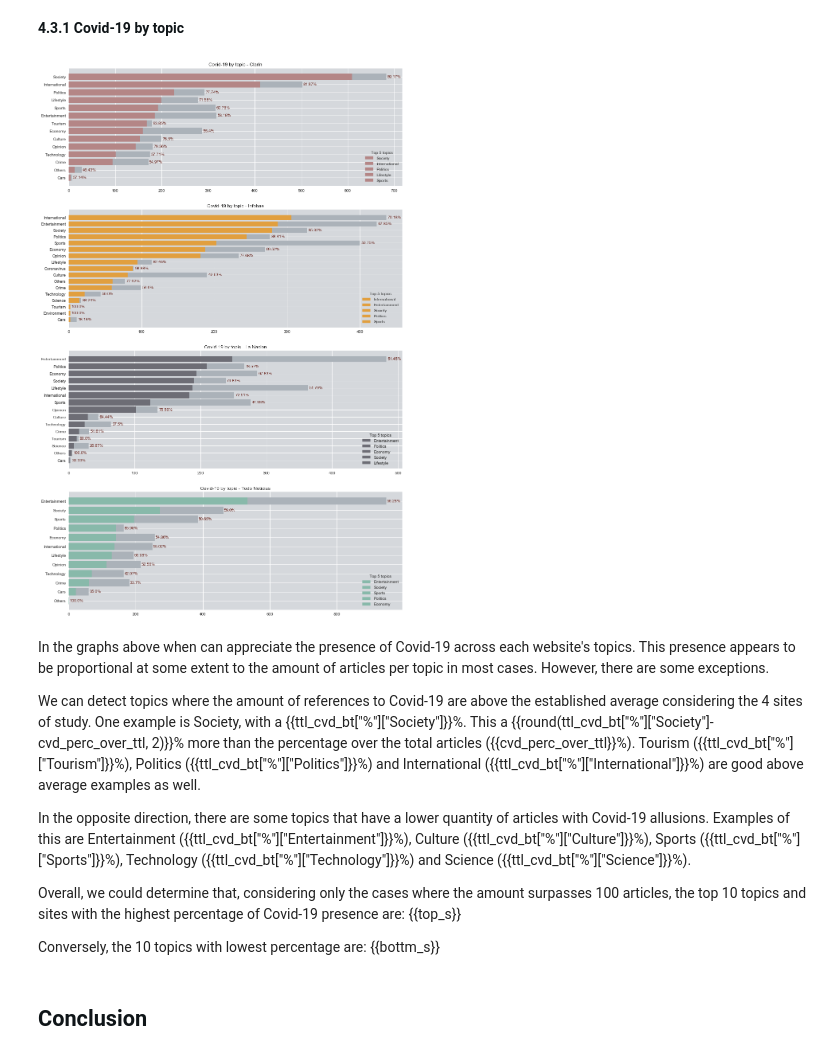
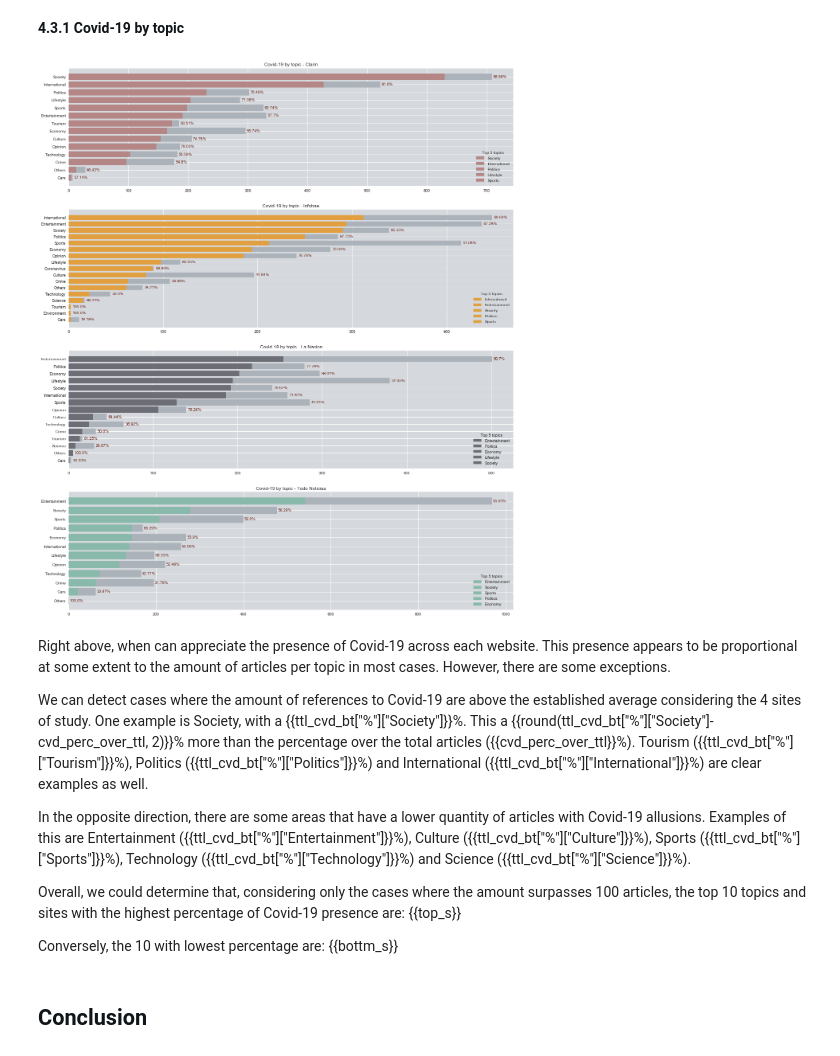
Before and after one commit to ljverni/media, a Jupyter notebook: media-report.ipynb, the cells around one changed output. Cells and saved outputs as stored; diff of their text form; code cells hidden in the pictures.

```diff
--- a/media-report.ipynb
+++ b/media-report.ipynb
@@ -315,7 +317,7 @@ The standard deviation of Todo Noticias set is explained partially because of th
 #### <font color="#0F1518">4.2.1 Topics general</font>
 # %%
 ###FIGURE-B
-fig = plt.figure(figsize=(15, 10))
+fig = plt.figure(figsize=(20, 10))
 gs = GridSpec(2, 2)
 
 #QUERIES
@@ -355,7 +357,7 @@ All 4 news sites reach more concensus with their less important topics. Cars (To
 **<font color="#0F1518">4.3 Covid-19</font>**
 # %%
 ###FIGURE-C
-fig = plt.figure(figsize=(15, 4))
+fig = plt.figure(figsize=(20, 4))
 gs = GridSpec(1, 2)
 
 #QUERIES
@@ -396,7 +398,7 @@ In regards to each separate site, Clarin references Covid-19 in {{ttl_cvd_bm.ilo
 **<font color="#0F1518">4.3.1 Covid-19 by topic</font>**
 # %%
 ## FIGURE-D
-fig = plt.figure(figsize=(15, 25))
+fig = plt.figure(figsize=(20, 25))
 gs = GridSpec(4, 1)
 
 ###QUERIES
@@ -407,44 +409,44 @@ def get_ttl_cvd_pct(media, topic):
     values = ttl_cvd_bm_bt.groupby("media_name").get_group(media).loc[ttl_cvd_bm_bt["topic"]==topic]
     return values["topic_totals"].item(), values["covid_totals"].item(), values["%"].item()
 top10_cvd = ttl_cvd_bm_bt.loc[ttl_cvd_bm_bt["topic_totals"]>100].sort_values(by="%", ascending=False).iloc[0:10]
 top_s = ""
 top_lst = [f"{t} ({m}): {p}%" for m, t, p in top10_cvd[["media_name", "topic", "%"]].values]
 for s in top_lst:
     top_s += s + ". "
 bottm_s = ""
 bottm10_cvd = ttl_cvd_bm_bt.loc[ttl_cvd_bm_bt["topic_totals"]>100].sort_values(by="%").iloc[0:10]
 bottm_lst = [f"{t} ({m}): {p}%" for m, t, p in bottm10_cvd[["media_name", "topic", "%"]].values]
 for s in bottm_lst:
     bottm_s += s + ". "
 
 ####BARH PLOT####
 idx  = 0
 for name in media_names:
     ttl_cvd_xt = ttl_cvd_bm_bt.groupby("media_name").get_group(name).drop(columns=["media_name"]).set_index(["topic"]).sort_values(by="covid_totals")
     ax = fig.add_subplot(gs[idx])
     p_topic = Plotter(ttl_cvd_xt["topic_totals"], "OVERRIDDEN")
     p_topic.barh_plotter("#ABB2B9")
     c_topic = Plotter(ttl_cvd_xt["covid_totals"], f"Covid-19 by topic - {name}")
     c_topic.barh_plotter(color_dict[name])
     idx += 1
     for i in range(len(ttl_cvd_xt)):
         x, y  = list(ttl_cvd_xt["topic_totals"].index), ttl_cvd_xt["topic_totals"].to_list()
         x1, y1 = list(ttl_cvd_xt["covid_totals"].index), ttl_cvd_xt["covid_totals"].to_list()
         ax.text(y[i]+2, x[i], f"{round((y1[i]*100)/y[i], 2)}%", verticalalignment="center", color="#641E16")
 
 plt.show()
 # %% [output]
-[figure, old version]
+[figure, new version]
 # %% [markdown]
-In the graphs above when can appreciate the presence of Covid-19 across each website's topics. This presence appears to be proportional at some extent to the amount of articles per topic in most cases. However, there are some exceptions.
+Right above, when can appreciate the presence of Covid-19 across each website. This presence appears to be proportional at some extent to the amount of articles per topic in most cases. However, there are some exceptions.
 
-We can detect topics where the amount of references to Covid-19 are above the established average considering the 4 sites of study. One example is Society, with a {{ttl_cvd_bt["%"]["Society"]}}%. This a {{round(ttl_cvd_bt["%"]["Society"]-cvd_perc_over_ttl, 2)}}% more than the percentage over the total articles ({{cvd_perc_over_ttl}}%). Tourism ({{ttl_cvd_bt["%"]["Tourism"]}}%), Politics ({{ttl_cvd_bt["%"]["Politics"]}}%) and International ({{ttl_cvd_bt["%"]["International"]}}%) are good above average examples as well.
+We can detect cases where the amount of references to Covid-19 are above the established average considering the 4 sites of study. One example is Society, with a {{ttl_cvd_bt["%"]["Society"]}}%. This a {{round(ttl_cvd_bt["%"]["Society"]-cvd_perc_over_ttl, 2)}}% more than the percentage over the total articles ({{cvd_perc_over_ttl}}%). Tourism ({{ttl_cvd_bt["%"]["Tourism"]}}%), Politics ({{ttl_cvd_bt["%"]["Politics"]}}%) and International ({{ttl_cvd_bt["%"]["International"]}}%) are clear examples as well.
 
-In the opposite direction, there are some topics that have a lower quantity of articles with Covid-19 allusions. Examples of this are Entertainment ({{ttl_cvd_bt["%"]["Entertainment"]}}%), Culture ({{ttl_cvd_bt["%"]["Culture"]}}%), Sports ({{ttl_cvd_bt["%"]["Sports"]}}%), Technology ({{ttl_cvd_bt["%"]["Technology"]}}%) and Science ({{ttl_cvd_bt["%"]["Science"]}}%).
+In the opposite direction, there are some areas that have a lower quantity of articles with Covid-19 allusions. Examples of this are Entertainment ({{ttl_cvd_bt["%"]["Entertainment"]}}%), Culture ({{ttl_cvd_bt["%"]["Culture"]}}%), Sports ({{ttl_cvd_bt["%"]["Sports"]}}%), Technology ({{ttl_cvd_bt["%"]["Technology"]}}%) and Science ({{ttl_cvd_bt["%"]["Science"]}}%).
 
 Overall, we could determine that, considering only the cases where the amount surpasses 100 articles, the top 10 topics and sites with the highest percentage of Covid-19 presence are: {{top_s}}
 
-Conversely, the 10 topics with lowest percentage are: {{bottm_s}}
+Conversely, the 10 with lowest percentage are: {{bottm_s}}
 # %% [markdown]
 ## <font color="#0F1518">Conclusion</font>
 # %% [markdown]
```
Also changed, not shown: parts of 18 cells of this notebook.
